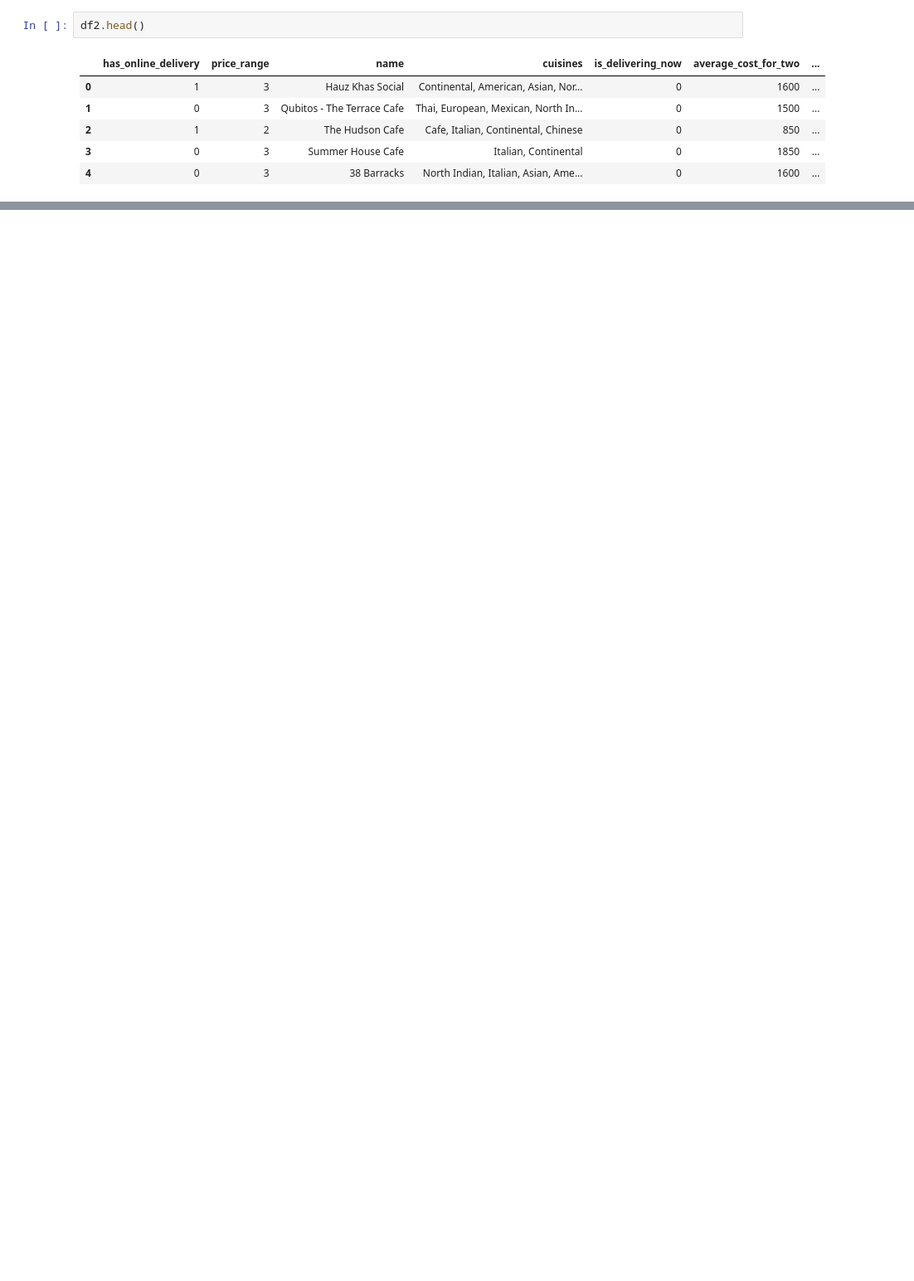
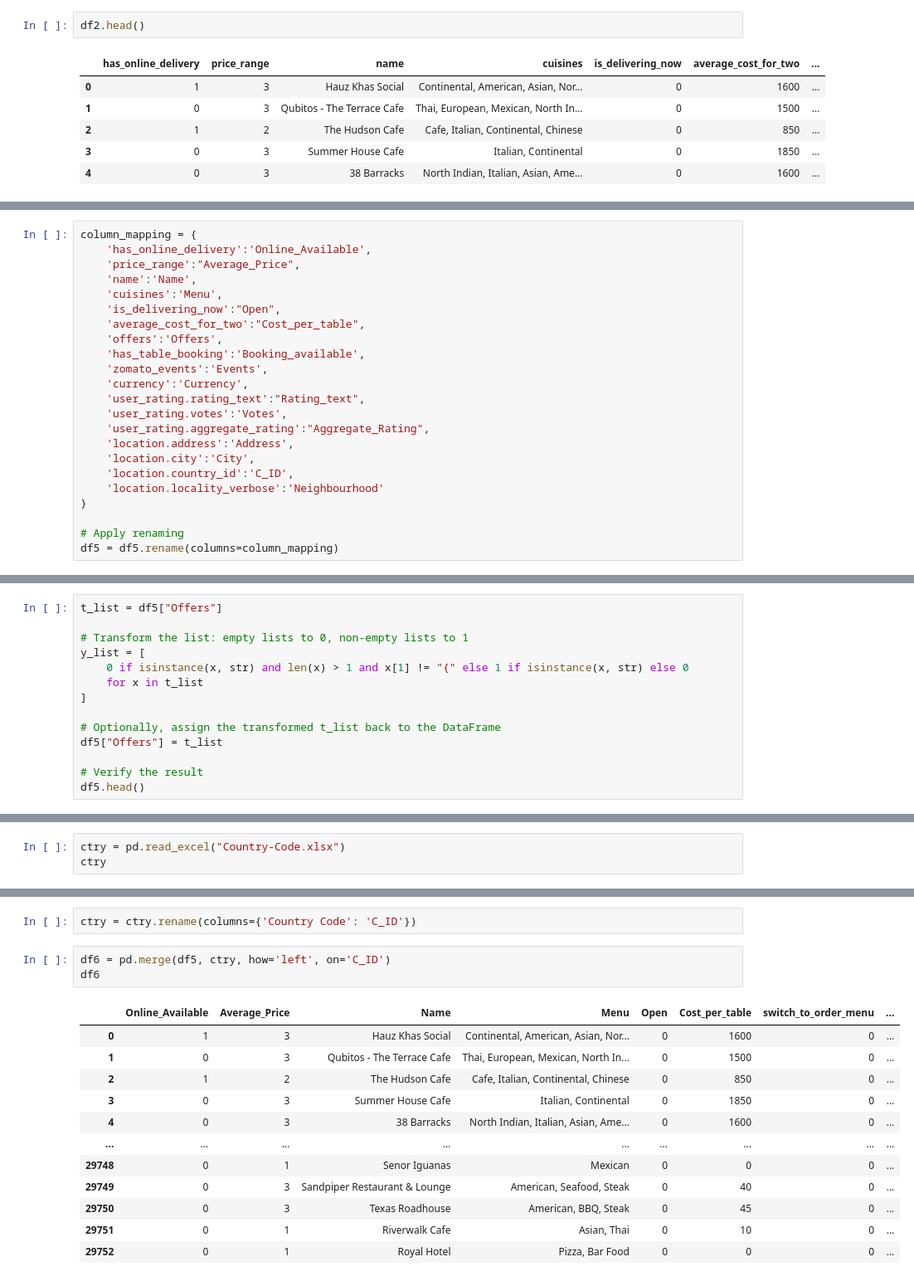
Before and after one commit to surendarmanoj/data-science, a Jupyter notebook: Exploratory_Data_Analysis_Zomato_Dataset.ipynb, the cells around one changed output, grey strips where cells are left out. Shown at 83% size. Drawn from its saved outputs; the diff is of its cells as text; blank space fills up the shorter version.

```diff
--- a/Exploratory_Data_Analysis_Zomato_Dataset.ipynb
+++ b/Exploratory_Data_Analysis_Zomato_Dataset.ipynb
@@ -240,0 +270,23 @@ df2.head()
+# %%
+column_mapping = {
+    'has_online_delivery':'Online_Available',
+    'price_range':"Average_Price",
+    'name':'Name',
+    'cuisines':'Menu',
+    'is_delivering_now':"Open",
+    'average_cost_for_two':"Cost_per_table",
+    'offers':'Offers',
+    'has_table_booking':'Booking_available',
+    'zomato_events':'Events',
+    'currency':'Currency',
+    'user_rating.rating_text':"Rating_text",
+    'user_rating.votes':'Votes',
+    'user_rating.aggregate_rating':"Aggregate_Rating",
+    'location.address':'Address',
+    'location.city':'City',
+    'location.country_id':'C_ID',
+    'location.locality_verbose':'Neighbourhood'
+}
+
+# Apply renaming
+df5 = df5.rename(columns=column_mapping)
@@ -240,0 +331,14 @@ df2.head()
+# %%
+t_list = df5["Offers"]
+
+# Transform the list: empty lists to 0, non-empty lists to 1
+y_list = [
+    0 if isinstance(x, str) and len(x) > 1 and x[1] != "{" else 1 if isinstance(x, str) else 0
+    for x in t_list
+]
+
+# Optionally, assign the transformed t_list back to the DataFrame
+df5["Offers"] = t_list
+
+# Verify the result
+df5.head()
@@ -240,0 +381,3 @@ df2.head()
+# %%
+ctry = pd.read_excel("Country-Code.xlsx")
+ctry
@@ -240,0 +401,18 @@ df2.head()
+# %%
+ctry = ctry.rename(columns={'Country Code': 'C_ID'})
+# %%
+df6 = pd.merge(df5, ctry, how='left', on='C_ID')
+df6
+# %% [output]
+|  | Online_Available | Average_Price | Name | Menu | Open | Cost_per_table | switch_to_order_menu | ... |
+| 0 | 1 | 3 | Hauz Khas Social | Continental, American, Asian, Nor... | 0 | 1600 | 0 | ... |
+| 1 | 0 | 3 | Qubitos - The Terrace Cafe | Thai, European, Mexican, North In... | 0 | 1500 | 0 | ... |
+| 2 | 1 | 2 | The Hudson Cafe | Cafe, Italian, Continental, Chinese | 0 | 850 | 0 | ... |
+| 3 | 0 | 3 | Summer House Cafe | Italian, Continental | 0 | 1850 | 0 | ... |
+| 4 | 0 | 3 | 38 Barracks | North Indian, Italian, Asian, Ame... | 0 | 1600 | 0 | ... |
+| ... | ... | ... | ... | ... | ... | ... | ... | ... |
+| 29748 | 0 | 1 | Senor Iguanas | Mexican | 0 | 0 | 0 | ... |
+| 29749 | 0 | 3 | Sandpiper Restaurant & Lounge | American, Seafood, Steak | 0 | 40 | 0 | ... |
+| 29750 | 0 | 3 | Texas Roadhouse | American, BBQ, Steak | 0 | 45 | 0 | ... |
+| 29751 | 0 | 1 | Riverwalk Cafe | Asian, Thai | 0 | 10 | 0 | ... |
+| 29752 | 0 | 1 | Royal Hotel | Pizza, Bar Food | 0 | 0 | 0 | ... |
```
Also changed, not shown: parts of 11 cells of this notebook.
